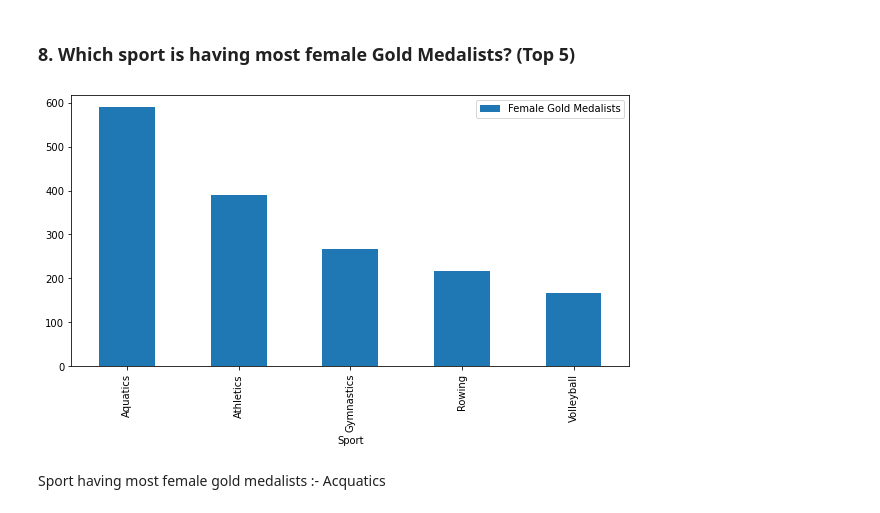
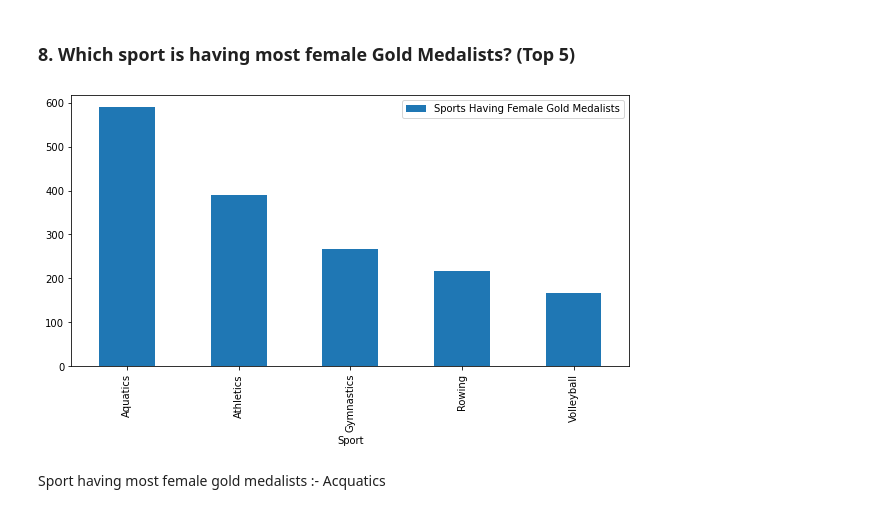
Before and after one commit to sid2020-devil/ETG-Summer-Olympics-Data-Analysis, a Jupyter notebook: Summer.ipynb, the cells around one changed output. Cells and saved outputs as stored; diff of their text form; code cells hidden in the pictures.

```diff
--- a/Summer.ipynb
+++ b/Summer.ipynb
@@ -88,9 +88,9 @@ Most popular event in terms of no of players :- Football
 # %%
 olympics_data_df = pd.read_csv("summer.csv")
 olympics_data_df = olympics_data_df[olympics_data_df['Gender']== 'Women']
-female_gold_medalist = olympics_data_df[olympics_data_df.Medal == 'Gold'].groupby('Sport').Medal.count().sort_values(ascending = False).head().reset_index(name = 'Sports having Female Gold Medalists')
-female_gold_medalist = olympics_data_df[olympics_data_df.Medal == 'Gold'].groupby('Sport').Medal.count().sort_values(ascending = False).head().reset_index(name = 'Sports having Female Gold Medalists').plot(x = 'Sport', y = 'Sports jjFemale Gold Medalists', kind = 'bar' ,figsize = (10,5))
+female_gold_medalist = olympics_data_df[olympics_data_df.Medal == 'Gold'].groupby('Sport').Medal.count().sort_values(ascending = False).head().reset_index(name = 'Sports Having Female Gold Medalists')
+female_gold_medalist = olympics_data_df[olympics_data_df.Medal == 'Gold'].groupby('Sport').Medal.count().sort_values(ascending = False).head().reset_index(name = 'Sports Having Female Gold Medalists').plot(x = 'Sport', y = 'Sports Having Female Gold Medalists', kind = 'bar' ,figsize = (10,5))
 # %% [output]
-[figure, old version]
+[figure, new version]
 # %% [markdown]
 Sport having most female gold medalists :-  Acquatics
```
Also changed, not shown: parts of 1 cell of this notebook.
